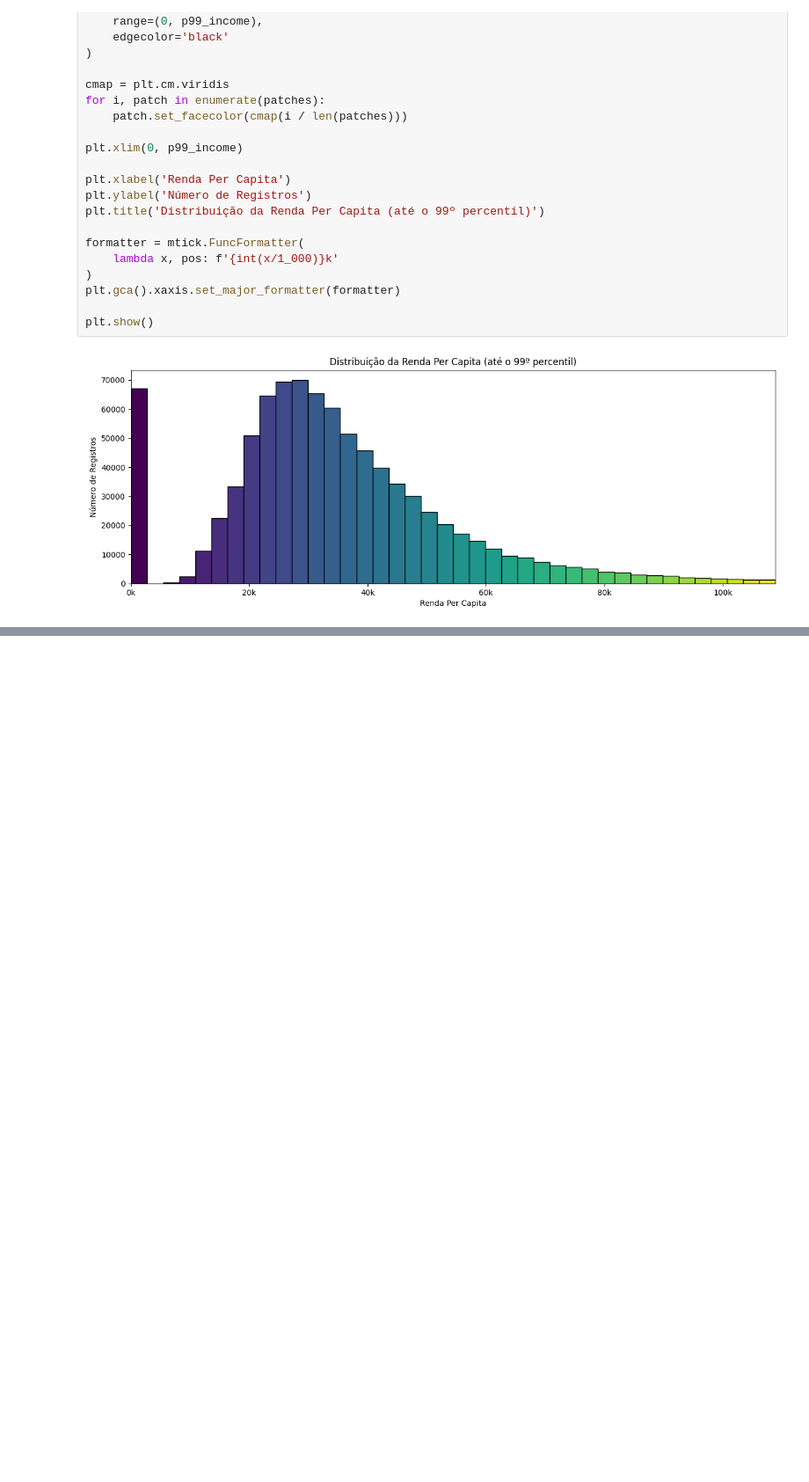
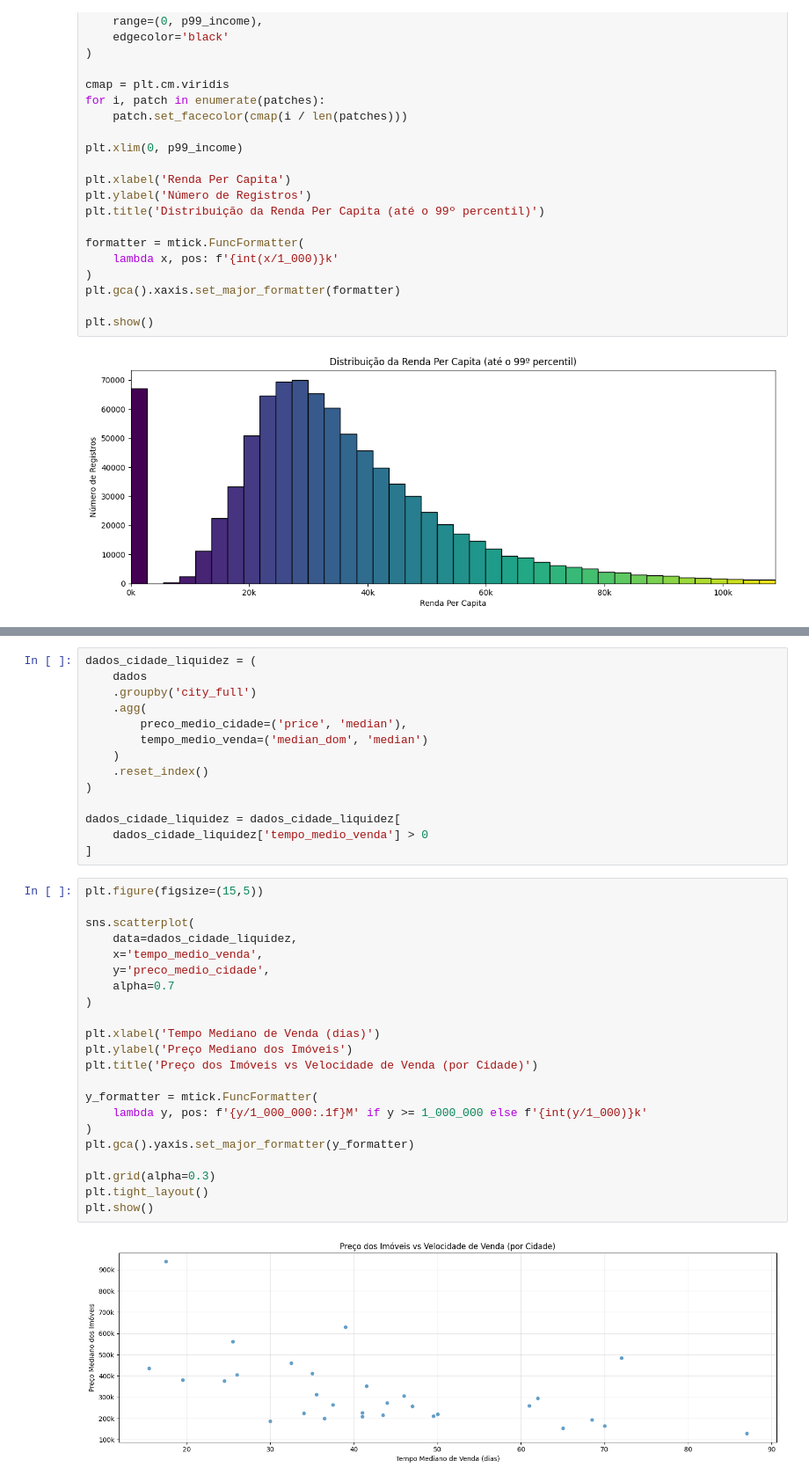
Before and after one commit to nicolascoqueiro/housets-analysis, a Jupyter notebook: Data Layer/silver/analytics.ipynb, the cells around one changed output, grey strips where cells are left out. Shown at 88% size. Saved outputs shown, nothing was run; the diff lists cells and outputs as text; blank space fills up the shorter version.

```diff
--- a/Data Layer/silver/analytics.ipynb
+++ b/Data Layer/silver/analytics.ipynb
@@ -161,0 +194,38 @@ De forma geral, o gráfico evidencia um aumento progressivo da mediana dos preç
+# %%
+dados_cidade_liquidez = (
+    dados
+    .groupby('city_full')
+    .agg(
+        preco_medio_cidade=('price', 'median'),
+        tempo_medio_venda=('median_dom', 'median')
+    )
+    .reset_index()
+)
+
+dados_cidade_liquidez = dados_cidade_liquidez[
+    dados_cidade_liquidez['tempo_medio_venda'] > 0
+]
+# %%
+plt.figure(figsize=(15,5))
+
+sns.scatterplot(
+    data=dados_cidade_liquidez,
+    x='tempo_medio_venda',
+    y='preco_medio_cidade',
+    alpha=0.7
+)
+
+plt.xlabel('Tempo Mediano de Venda (dias)')
+plt.ylabel('Preço Mediano dos Imóveis')
+plt.title('Preço dos Imóveis vs Velocidade de Venda (por Cidade)')
+
+y_formatter = mtick.FuncFormatter(
+    lambda y, pos: f'{y/1_000_000:.1f}M' if y >= 1_000_000 else f'{int(y/1_000)}k'
+)
+plt.gca().yaxis.set_major_formatter(y_formatter)
+
+plt.grid(alpha=0.3)
+plt.tight_layout()
+plt.show()
+# %% [output]
+[figure, added]
```
Also changed, not shown: parts of 28 cells of this notebook.
